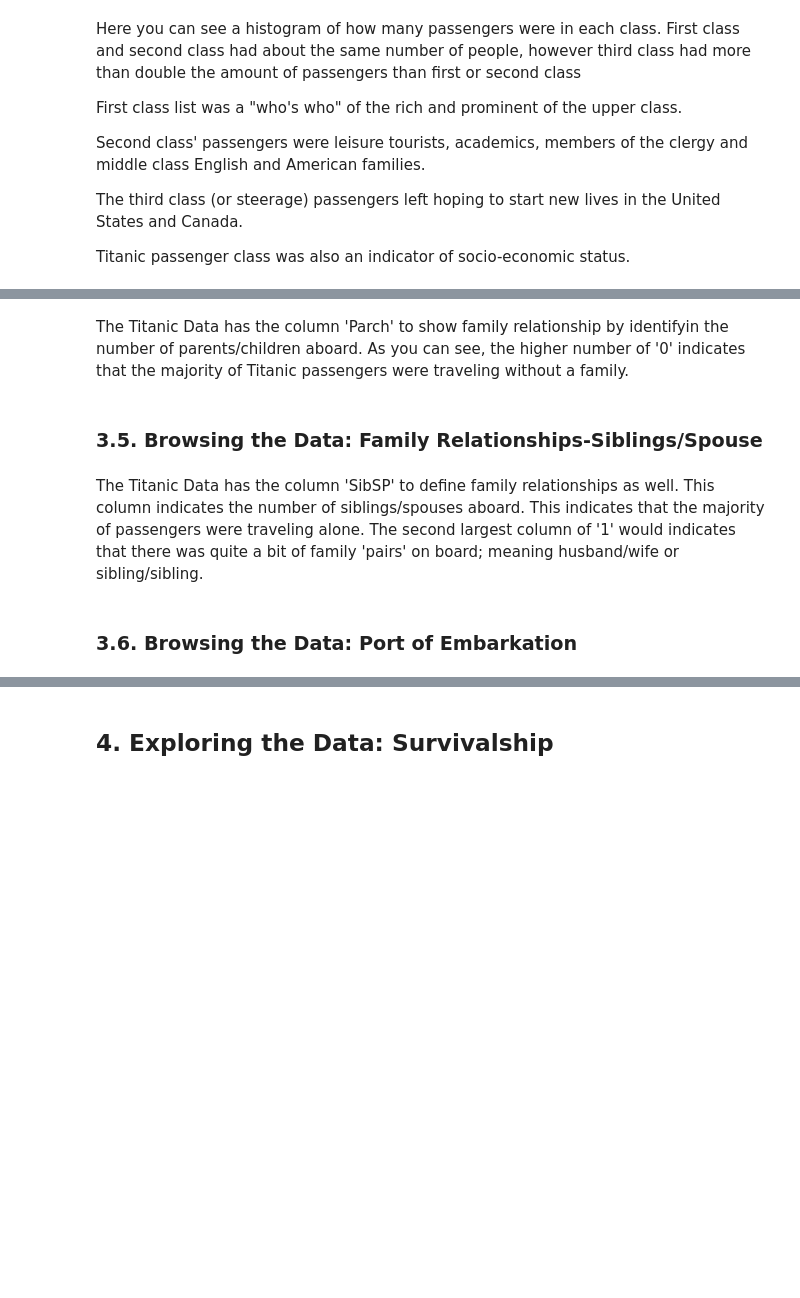
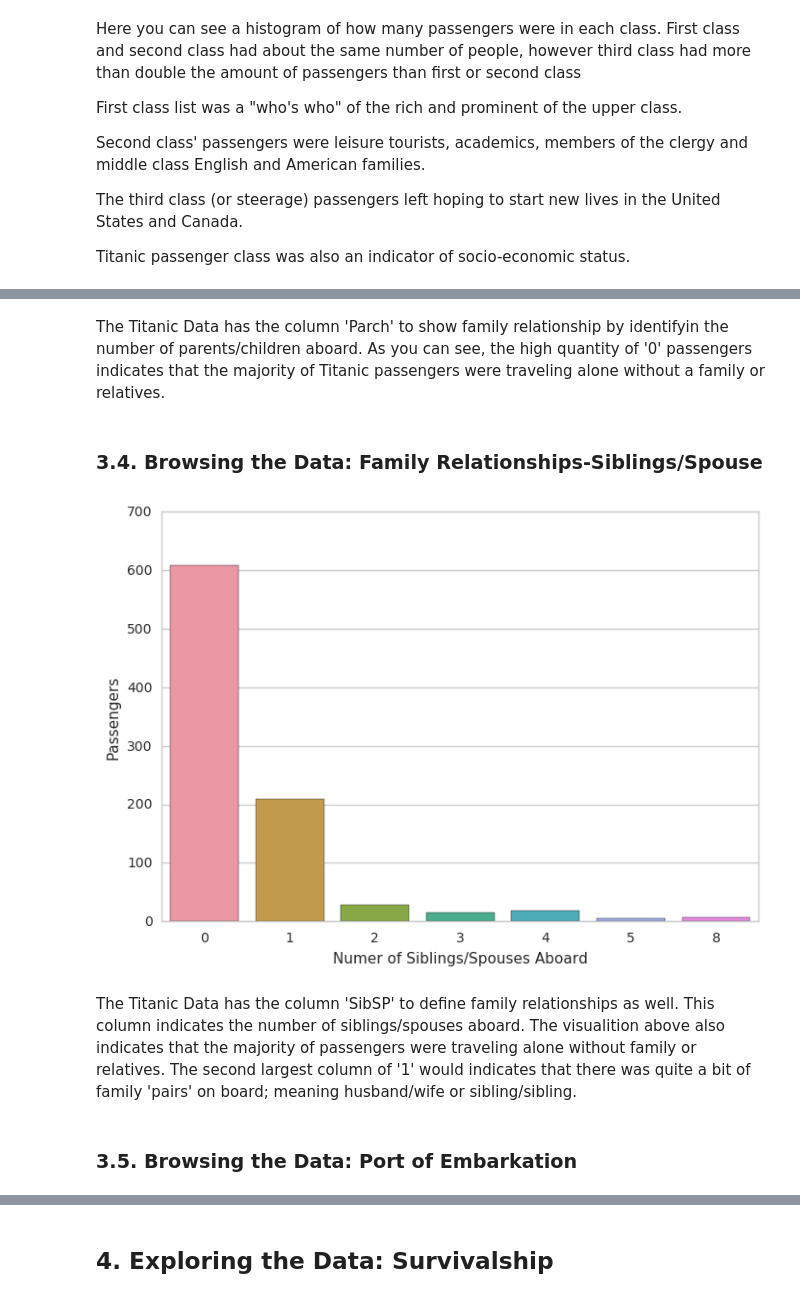
Before and after one commit to wblakecannon/titanic-investigation, a Jupyter notebook: titanic-investigation.ipynb, the cells around one changed output, grey strips where cells are left out. Cells and saved outputs as stored; diff of their text form; code cells hidden in the pictures; blank space fills up the shorter version.

```diff
--- a/titanic-investigation.ipynb
+++ b/titanic-investigation.ipynb
@@ -463,18 +443,19 @@ plt.show()
 # %% [markdown]
-The Titanic Data has the column 'Parch' to show family relationship by identifyin the number of parents/children aboard. As you can see, the higher number of '0' indicates that the majority of Titanic passengers were traveling without a family.
+The Titanic Data has the column 'Parch' to show family relationship by identifyin the number of parents/children aboard. As you can see, the high quantity of '0' passengers indicates that the majority of Titanic passengers were traveling alone without a family or relatives.
 # %% [markdown]
-### 3.5. Browsing the Data: Family Relationships-Siblings/Spouse
+### 3.4. Browsing the Data: Family Relationships-Siblings/Spouse
 # %%
 # Plot showing counts of SibSp column
 sns.countplot(x='SibSp', data=titanic_df)
 plt.xlabel('Numer of Siblings/Spouses Aboard')
 plt.ylabel('Passengers')
-labels = ['sdf', 'sdfsd']
 plt.show()
+# %% [output]
+[figure, added]
 # %% [markdown]
-The Titanic Data has the column 'SibSP' to define family relationships as well. This column indicates the number of siblings/spouses aboard. This indicates that the majority of passengers were traveling alone. The second largest column of '1' would indicates that there was quite a bit of family 'pairs' on board; meaning husband/wife or sibling/sibling.
+The Titanic Data has the column 'SibSP' to define family relationships as well. This column indicates the number of siblings/spouses aboard. The visualition above also indicates that the majority of passengers were traveling alone without family or relatives. The second largest column of '1' would indicates that there was quite a bit of family 'pairs' on board; meaning husband/wife or sibling/sibling.
 # %% [markdown]
-### 3.6. Browsing the Data: Port of Embarkation
+### 3.5. Browsing the Data: Port of Embarkation
 # %%
 # Plot showing counts of embarked column
 sns.countplot(x='Embarked', data=titanic_df)
```
Also changed, not shown: parts of 166 cells of this notebook.
